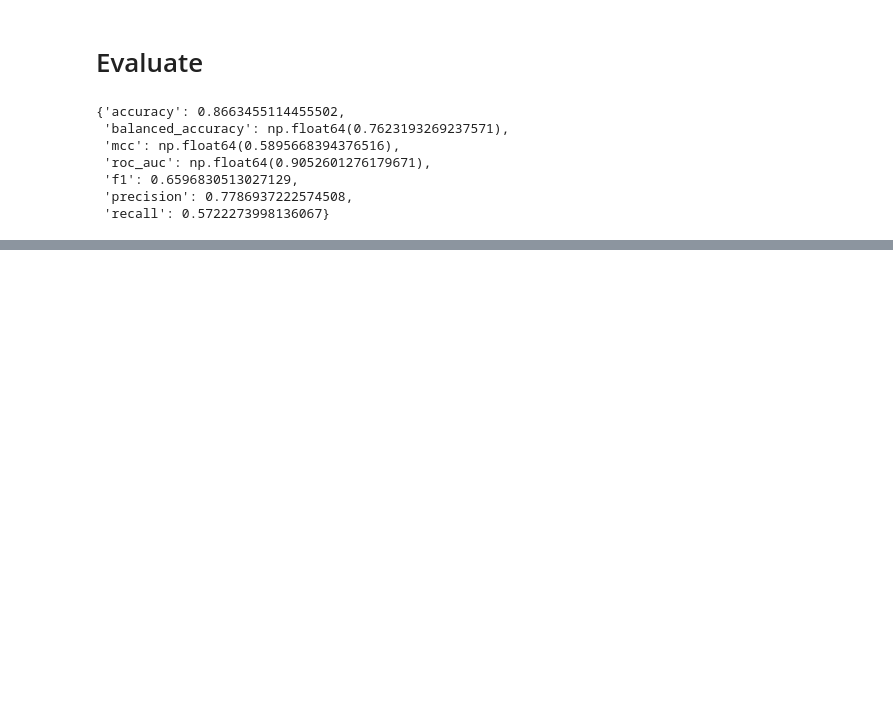
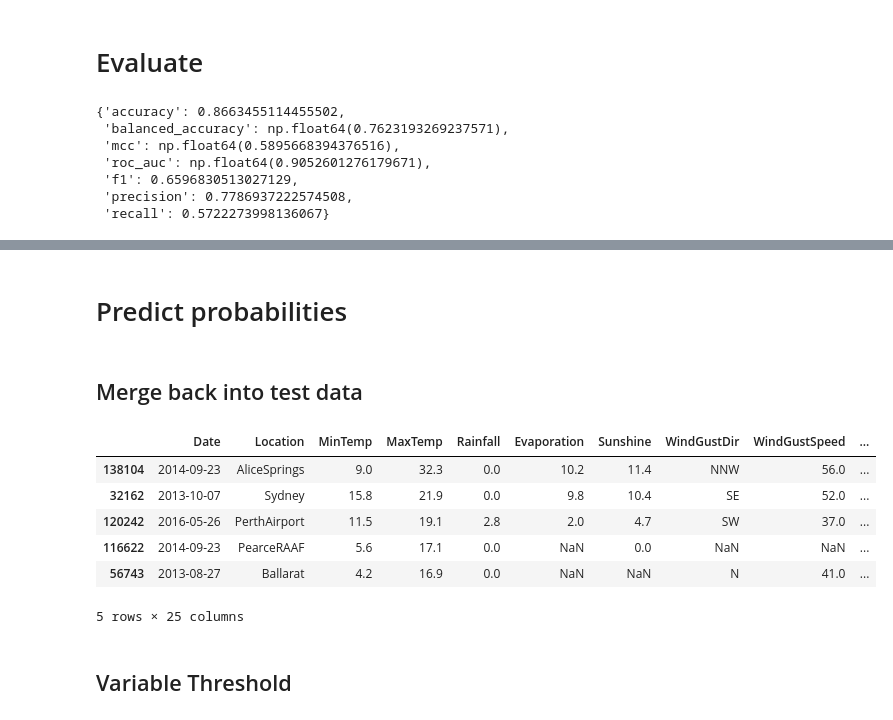
Before and after one commit to RACollins/youtube-rainfall-prediction, a Jupyter notebook: notebooks/autogluon.ipynb, the cells around one changed output, grey strips where cells are left out. Cells and saved outputs as stored; diff of their text form; code cells hidden in the pictures; blank space fills up the shorter version.

```diff
--- a/notebooks/autogluon.ipynb
+++ b/notebooks/autogluon.ipynb
@@ -166,0 +167,20 @@ predictor.leaderboard(test_data)
+# %% [markdown]
+# Predict probabilities
+# %% [markdown]
+## Merge back into test data
+# %%
+test_data[["noRainTomorrow_prob", "yesRainTomorrow_prob"]] = predictor.predict_proba(
+    test_data
+)
+
+test_data.head()
+# %% [output]
+|  | Date | Location | MinTemp | MaxTemp | Rainfall | Evaporation | Sunshine | WindGustDir | WindGustSpeed | ... |
+| 138104 | 2014-09-23 | AliceSprings | 9.0 | 32.3 | 0.0 | 10.2 | 11.4 | NNW | 56.0 | ... |
+| 32162 | 2013-10-07 | Sydney | 15.8 | 21.9 | 0.0 | 9.8 | 10.4 | SE | 52.0 | ... |
+| 120242 | 2016-05-26 | PerthAirport | 11.5 | 19.1 | 2.8 | 2.0 | 4.7 | SW | 37.0 | ... |
+| 116622 | 2014-09-23 | PearceRAAF | 5.6 | 17.1 | 0.0 | NaN | 0.0 | NaN | NaN | ... |
+| 56743 | 2013-08-27 | Ballarat | 4.2 | 16.9 | 0.0 | NaN | NaN | N | 41.0 | ... |
+5 rows × 25 columns
+# %% [markdown]
+## Variable Threshold
```
Also changed, not shown: parts of 3 cells of this notebook.
